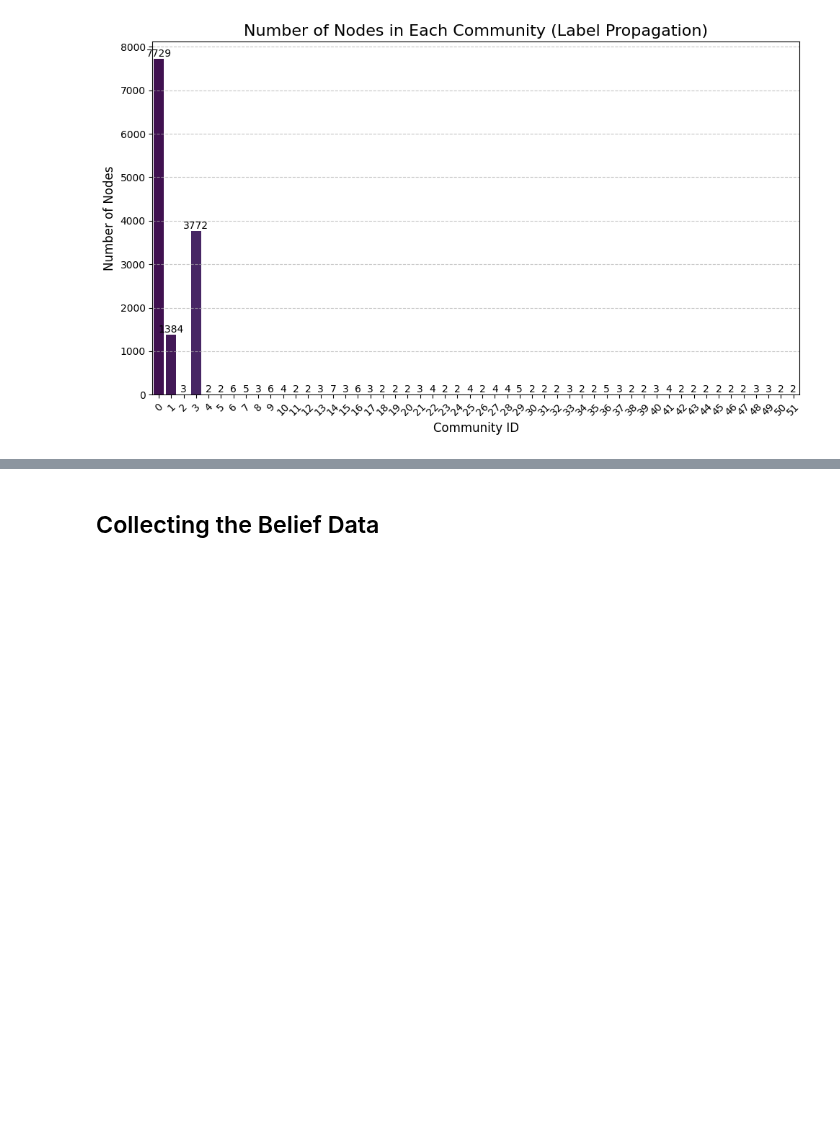
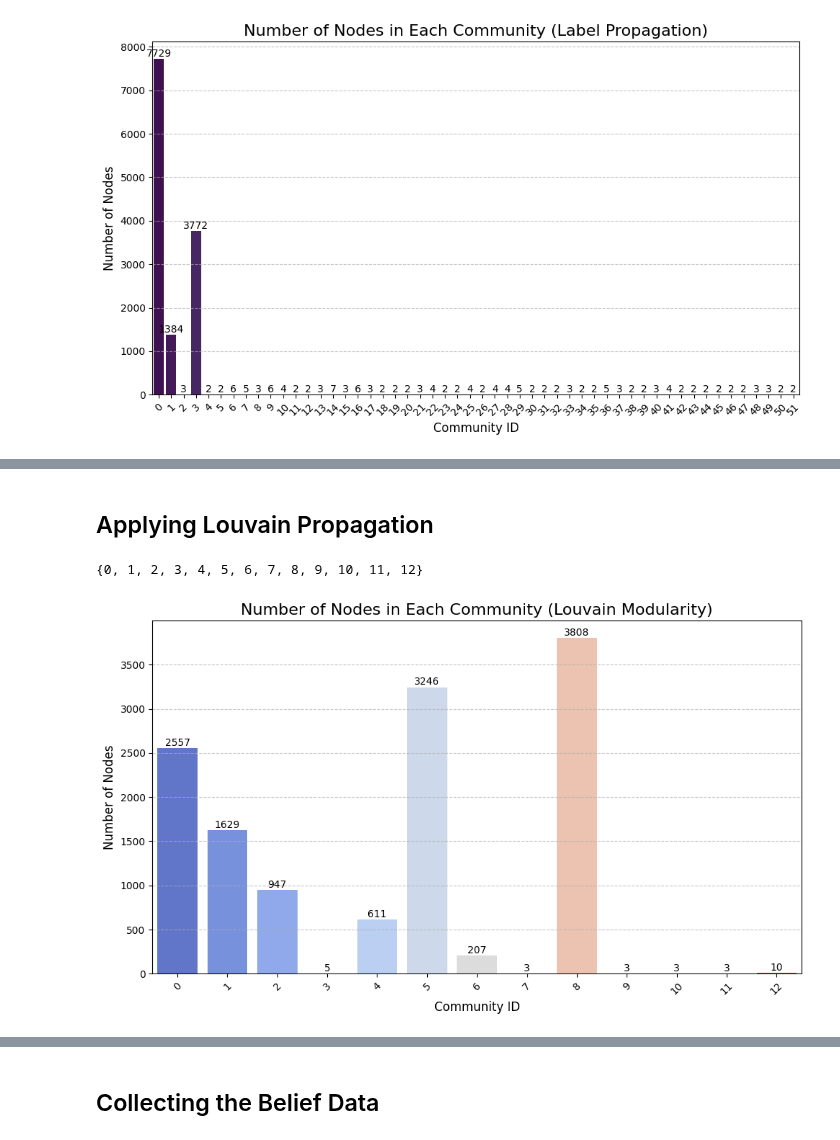
Before and after one commit to alexandroskoliousis/polygraphs, a Jupyter notebook: examples/francisbacon/community_analysis.ipynb, the cells around one changed output, grey strips where cells are left out. Saved outputs shown, nothing was run; the diff lists cells and outputs as text; code cells hidden in the pictures; blank space fills up the shorter version.

```diff
--- a/examples/francisbacon/community_analysis.ipynb
+++ b/examples/francisbacon/community_analysis.ipynb
@@ -55,7 +55,7 @@ lp_community_df.rename(columns={"index": "node"}, inplace=True)
 lp_community_df.to_csv("label_propagation_community_assignments1.csv", index=False)
 # %%
 # Count the number of nodes in each community
-community_sizes = lp_community_df["community"].value_counts().sort_index()
+community_sizes = lp_community_df["lp_community_id"].value_counts().sort_index()
 
 # Plot a histogram of community sizes
 plt.figure(figsize=(10, 6))
@@ -76,9 +76,6 @@ plt.grid(axis="y", linestyle="--", alpha=0.7)
 # Show the plot
 plt.tight_layout()
 
-# plt.savefig("cd_images/lp nodes in each community.png", format="png", dpi=300, bbox_inches="tight")
-# plt.savefig("cd_images/lp nodes in each community.svg", format="svg", bbox_inches="tight")
-
 plt.show()
 # %% [output]
 [figure]
@@ -115,3 +112,44 @@ labelled_communities_df
 | 12886 | 8190 | 3 |
 | 12887 | 8191 | 3 |
 12885 rows × 2 columns
+# %% [markdown]
+## Applying Louvain Propagation
+# %%
+import community as community_louvain
+import random
+
+random.seed(42)  # Set a fixed seed
+louvain_communities = community_louvain.best_partition(graph, random_state=42)
+louvain_community_mapping = louvain_communities
+
+print(set(louvain_communities.values()))
+# %% [output]
+{0, 1, 2, 3, 4, 5, 6, 7, 8, 9, 10, 11, 12}
+# %%
+# Count the number of nodes in each Louvain community
+louvain_community_sizes = pd.Series(louvain_community_mapping).value_counts().sort_index()
+
+# Plot a histogram of Louvain community sizes
+plt.figure(figsize=(10, 6))
+barplot = sns.barplot(x=louvain_community_sizes.index, y=louvain_community_sizes.values, palette="coolwarm")
+
+# Add counts on top of each bar
+for bar, count in zip(barplot.patches, louvain_community_sizes.values):
+    plt.text(bar.get_x() + bar.get_width() / 2, bar.get_height() + 0.5,  # Position the text
+             str(count), ha='center', va='bottom', fontsize=10, color='black')
+
+# Add titles and labels
+plt.title("Number of Nodes in Each Community (Louvain Modularity)", fontsize=16)
+plt.xlabel("Community ID", fontsize=12)
+plt.ylabel("Number of Nodes", fontsize=12)
+plt.xticks(rotation=45)
+plt.grid(axis="y", linestyle="--", alpha=0.7)
+
+# Show the plot
+plt.tight_layout()
+
+
+
+plt.show()
+# %% [output]
+[figure, added]
```
Also changed, not shown: parts of 15 cells of this notebook.
